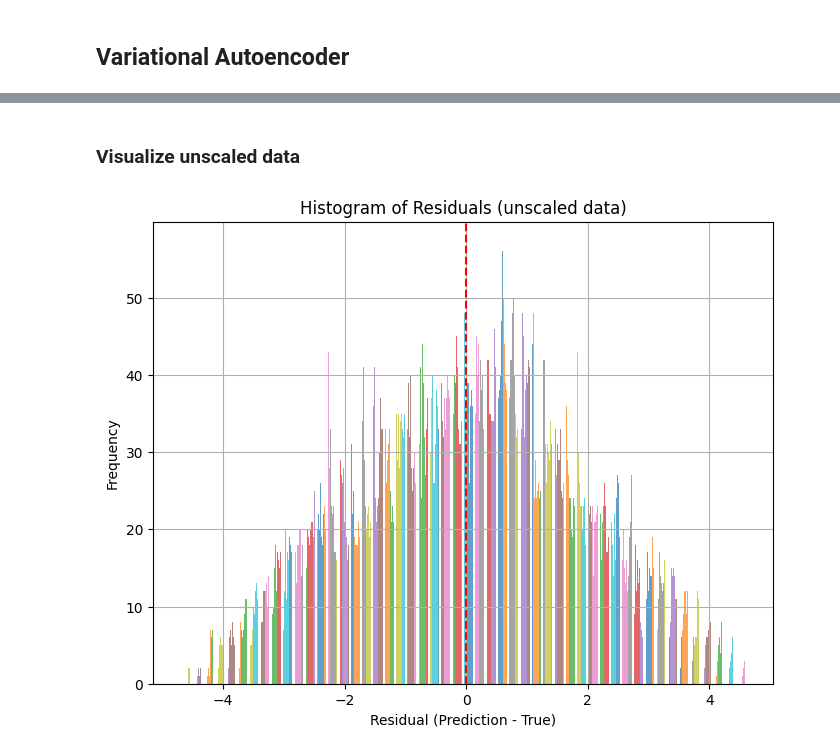
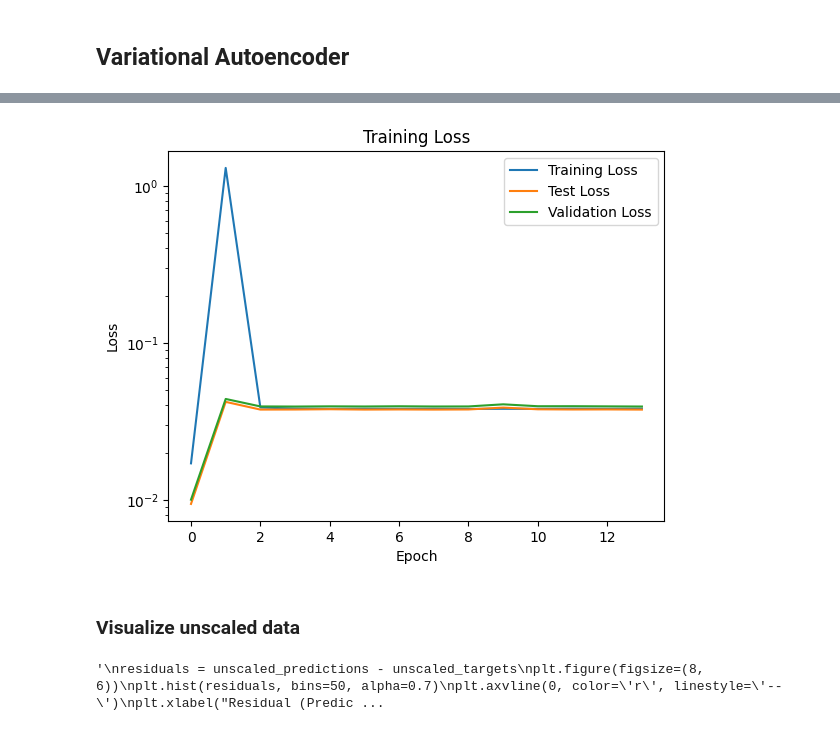
Before and after one commit to abbystokes/SBI_SGWB_DSMMA, a Jupyter notebook: Lexi/VAE.ipynb, the cells around one changed output, grey strips where cells are left out. Saved outputs shown, nothing was run; the diff lists cells and outputs as text; code cells hidden in the pictures.

```diff
--- a/Lexi/VAE.ipynb
+++ b/Lexi/VAE.ipynb
@@ -315,6 +346,6 @@ plt.show()
 # %%
 # VAE Weighted Loss
-def VAE_WeightedLoss(sigma, predictions, targets, mu, logvar):
+def VAE_WeightedLoss(sigma, predictions, targets, mu, logvar, beta = 1.0):
     """
     Computes the total loss for a Variational Autoencoder (VAE), including:
     - Weighted Mean Squared Error (MSE) loss between predictions and targets.
@@ -345,7 +376,7 @@ def VAE_WeightedLoss(sigma, predictions, targets, mu, logvar):
     kl_divergence = -0.5 * torch.sum(1 + logvar - mu.pow(2) - logvar.exp())
 
     # Total loss: MSE + KL divergence
-    total_loss = weighted_mse_loss + kl_divergence
+    total_loss = weighted_mse_loss + beta * kl_divergence
 
     return total_loss
 # %%
@@ -514,0 +523,12 @@ unscaled_targets = scaler_m.inverse_transform(m_test)
+# %%
+
+plt.semilogy(train_losses, label='Training Loss')
+plt.semilogy(test_losses, label='Test Loss')
+plt.semilogy(val_losses, label='Validation Loss')
+plt.xlabel('Epoch')
+plt.ylabel('Loss')
+plt.title('Training Loss')
+plt.legend()
+plt.show()
+# %% [output]
+[figure, added]
@@ -515,6 +551,7 @@ unscaled_targets = scaler_m.inverse_transform(m_test)
 # %% [markdown]
 ### Visualize unscaled data
 # %%
+"""
 residuals = unscaled_predictions - unscaled_targets
 plt.figure(figsize=(8, 6))
 plt.hist(residuals, bins=50, alpha=0.7)
@@ -524,8 +561,9 @@ plt.ylabel("Frequency")
 plt.title("Histogram of Residuals (unscaled data)")
 plt.grid(True)
 plt.show()
+"""
 # %% [output]
-[figure, removed]
+'\nresiduals = unscaled_predictions - unscaled_targets\nplt.figure(figsize=(8, 6))\nplt.hist(residuals, bins=50, alpha=0.7)\nplt.axvline(0, color=\'r\', linestyle=\'--\')\nplt.xlabel("Residual (Predic ...
 # %%
 import random
 import matplotlib.pyplot as plt
```
Also changed, not shown: parts of 18 cells of this notebook.
